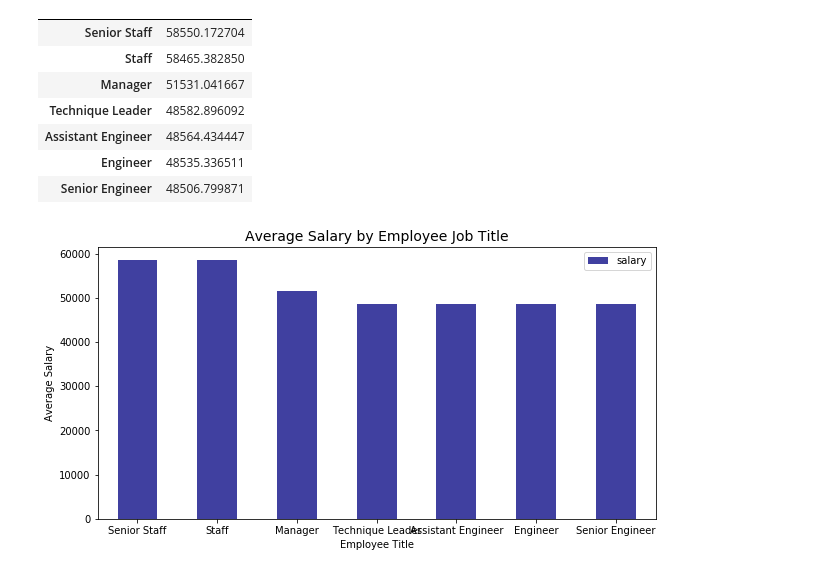
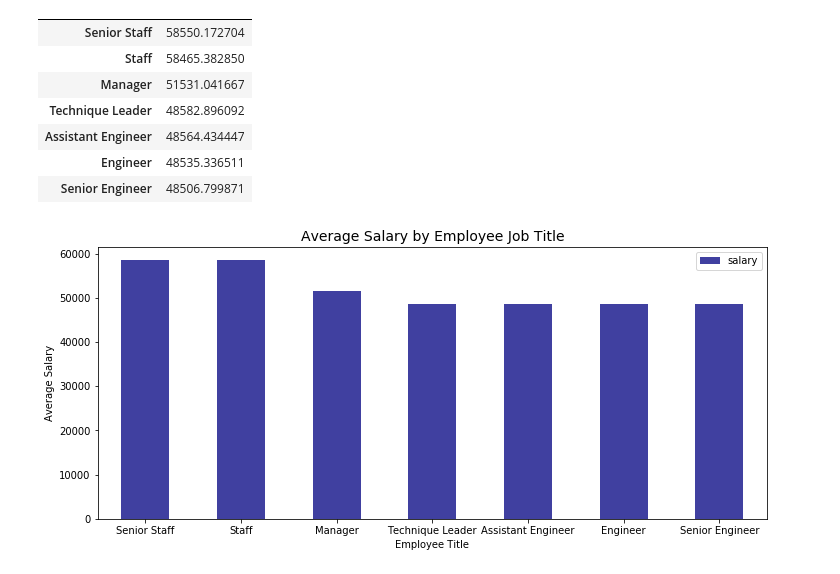
Before and after one commit to golson002/09-SQL-Challenge, a Jupyter notebook: EmployeeSQL/Employees_Bonus.ipynb, the cells around one changed output. Saved outputs shown, nothing was run; the diff lists cells and outputs as text; code cells hidden in the pictures.

```diff
--- a/EmployeeSQL/Employees_Bonus.ipynb
+++ b/EmployeeSQL/Employees_Bonus.ipynb
@@ -114,11 +114,11 @@ sorted_grouped_df
 | Senior Engineer | 48506.799871 |
 # %%
 # Create a bar chart of average salary by title
-sorted_grouped_df.plot(kind = 'bar', figsize = (10,5), align = 'center', color = 'navy', alpha = 0.75)
+sorted_grouped_df.plot(kind = 'bar', figsize = (12,5), align = 'center', color = 'navy', alpha = 0.75)
 plt.xlabel('Employee Title')
 plt.xticks(rotation = 0)
 plt.ylabel('Average Salary')
 plt.title('Average Salary by Employee Job Title', size = 14)
 plt.show()
 # %% [output]
-[figure, old version]
+[figure, new version]
```
Also changed, not shown: parts of 6 cells of this notebook, 2 other files.
